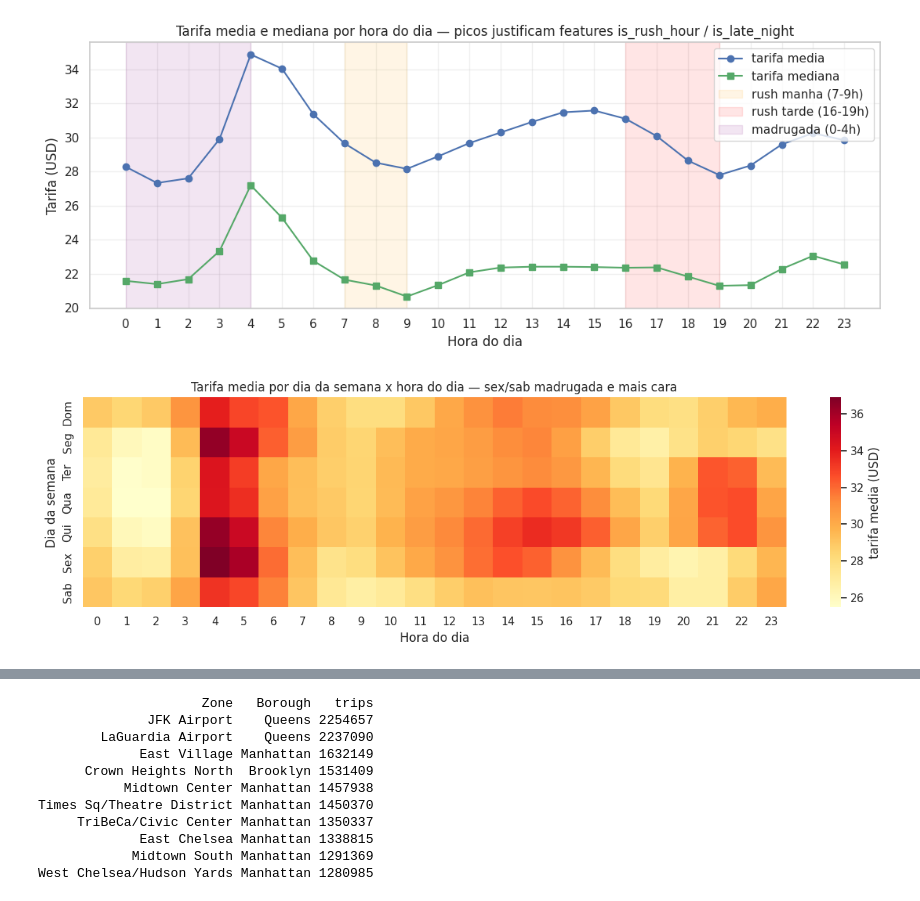
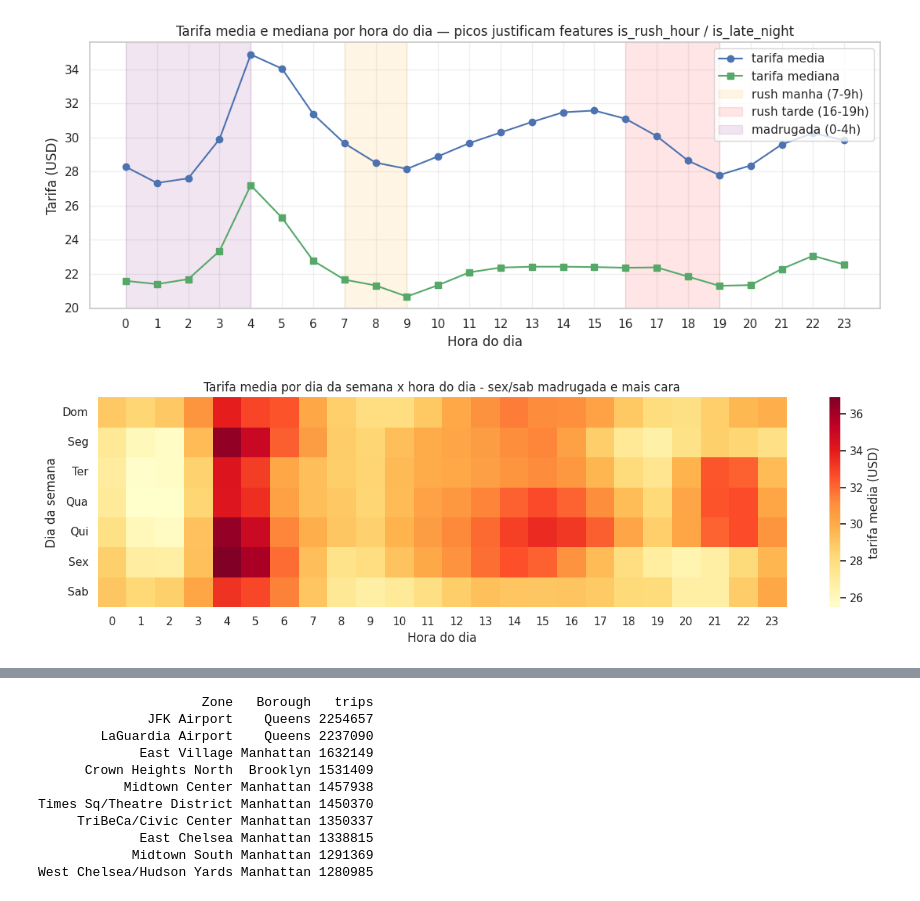
Before and after one commit to waizbart/nyc-rideshare-fare-prediction, a Jupyter notebook: notebooks/01_eda.ipynb, the cells around one changed output, grey strips where cells are left out. Saved outputs shown, nothing was run; the diff lists cells and outputs as text; code cells hidden in the pictures.

```diff
--- a/notebooks/01_eda.ipynb
+++ b/notebooks/01_eda.ipynb
@@ -177,32 +178,36 @@ plt.show()
 # %% [output]
 [figure]
 # %%
-
 # Heatmap: tarifa media por (dia da semana x hora do dia)
 heat_pdf = spark.sql("""
 SELECT
     DAYOFWEEK(date) AS dow,        -- 1=domingo, 7=sabado
     hour_of_day,
     AVG(passenger_fare) AS avg_fare
 FROM trips_raw
 WHERE passenger_fare > 0 AND passenger_fare < 200
 GROUP BY 1, 2
 """).toPandas()
 
 dow_labels = {1: 'Dom', 2: 'Seg', 3: 'Ter', 4: 'Qua', 5: 'Qui', 6: 'Sex', 7: 'Sab'}
 heat_pdf['dow_label'] = heat_pdf['dow'].map(dow_labels)
+ordered_days = ['Dom', 'Seg', 'Ter', 'Qua', 'Qui', 'Sex', 'Sab']
 pivot = heat_pdf.pivot(index='dow_label', columns='hour_of_day', values='avg_fare')
-pivot = pivot.reindex(['Dom', 'Seg', 'Ter', 'Qua', 'Qui', 'Sex', 'Sab'])
+pivot = pivot.reindex(ordered_days)
 
 fig, ax = plt.subplots(figsize=(13, 4))
-sns.heatmap(pivot, cmap='YlOrRd', annot=False, cbar_kws={'label': 'tarifa media (USD)'}, ax=ax)
-ax.set_title('Tarifa media por dia da semana x hora do dia — sex/sab madrugada e mais cara')
+sns.heatmap(pivot, cmap='YlOrRd', annot=False, cbar_kws={'label': 'tarifa media (USD)'},
+            ax=ax, yticklabels=ordered_days)
+# Forca os ticks no centro de cada celula (workaround para bug seaborn 0.13 + matplotlib 3.9)
+ax.set_yticks([i + 0.5 for i in range(len(ordered_days))])
+ax.set_yticklabels(ordered_days, rotation=0)
+ax.set_title('Tarifa media por dia da semana x hora do dia - sex/sab madrugada e mais cara')
 ax.set_xlabel('Hora do dia')
 ax.set_ylabel('Dia da semana')
 fig.tight_layout()
 plt.show()
 # %% [output]
-[figure, old version]
+[figure, new version]
 # %%
 
 # Boxplot: distribuicao de tarifa por operadora (Uber vs Lyft)
```
Also changed, not shown: parts of 4 cells of this notebook, 6 other files.
